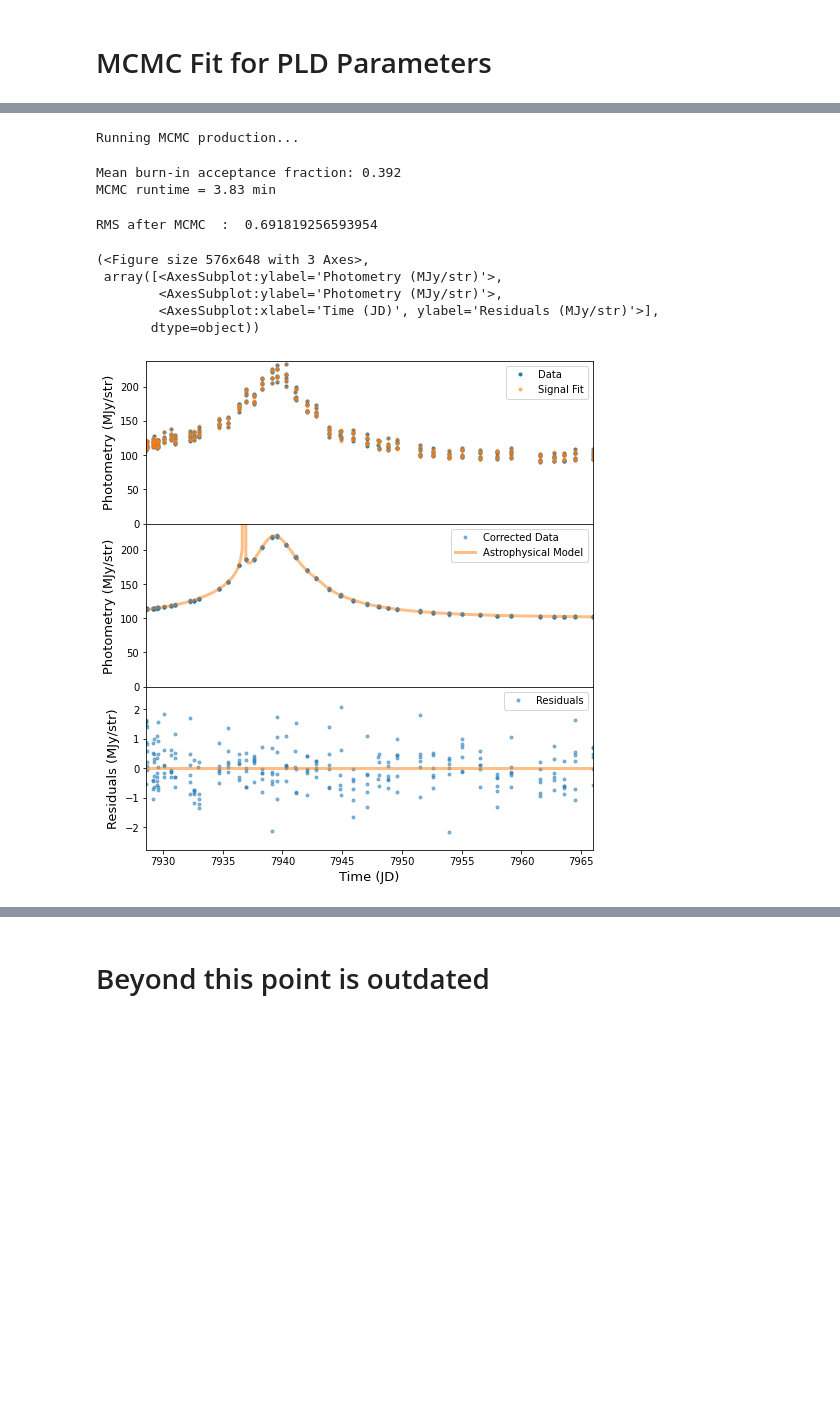
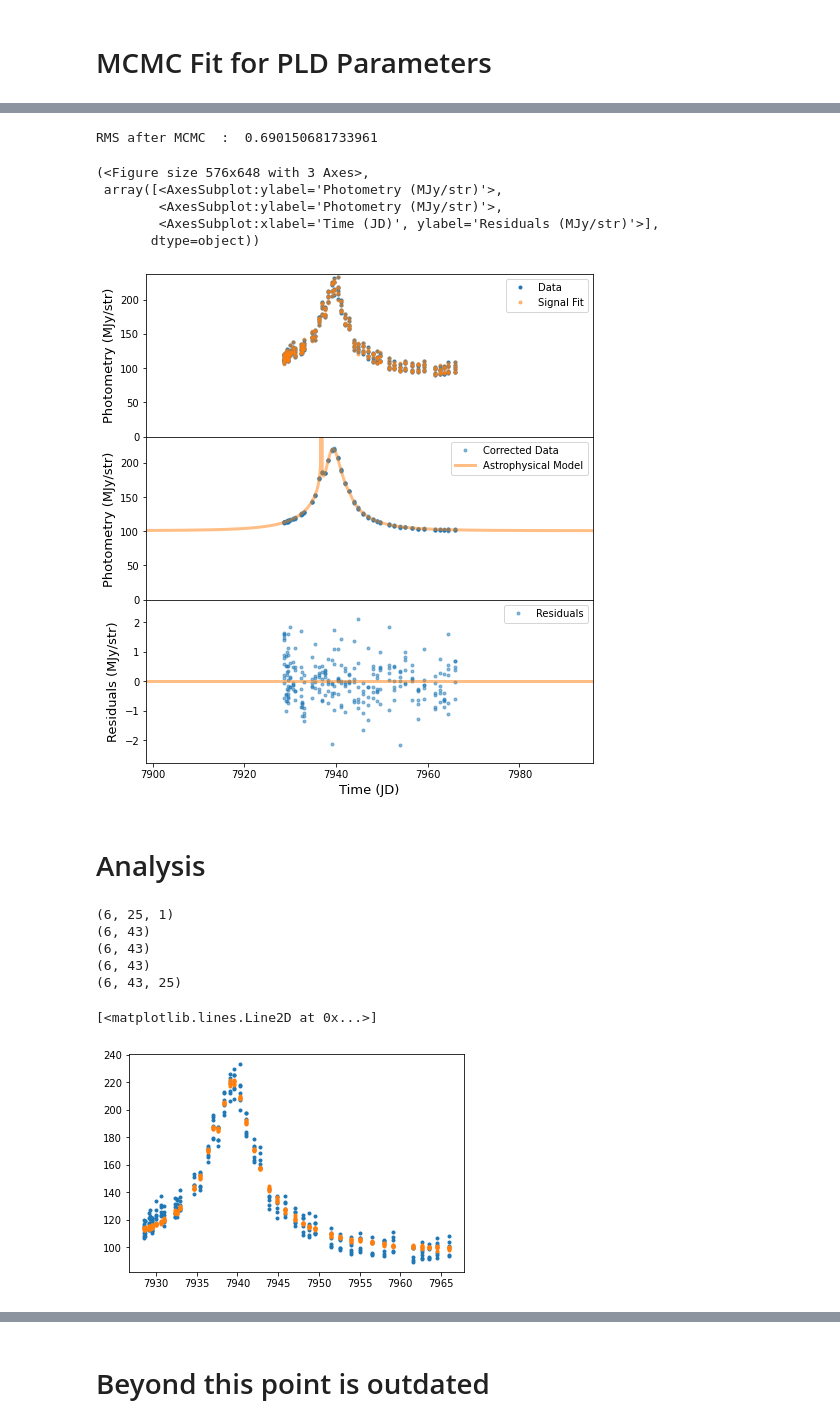
Before and after one commit to tbctk/tbk-Spitzer-ulens, a Jupyter notebook: Spitzer-ulens_Tutorial.ipynb, the cells around one changed output, grey strips where cells are left out. Drawn from its saved outputs; the diff is of its cells as text; code cells hidden in the pictures; blank space fills up the shorter version.

```diff
--- a/Spitzer-ulens_Tutorial.ipynb
+++ b/Spitzer-ulens_Tutorial.ipynb
@@ -224,6 +211,6 @@ plt.legend(loc=(-5,7),fontsize=16)
 # %%
 # Re-run MCMC if it does not look converged. This cell can be run repeatedly.
-rerun_mcmc = True
+rerun_mcmc = False
 if rerun_mcmc:
     # Create wrapper object for PLD coefficient chain to make it mutable
     PLD_chain = mcmc.PLDCoeffsChain(np.empty(np.size(X)))
@@ -232,7 +219,7 @@ if rerun_mcmc:
     # Initialize the initial parameter positions as the previous final parameter positions
     pos0 = pos_final
     # Run production
-    pos_final,prob_final,state_final = mcmc.run_mcmc(sampler,pos0,1000,label='production')
+    pos_final,prob_final,state_final = mcmc.run_mcmc(sampler,pos0,3000,label='production')
     # Save results
     pos_chain = sampler.chain
     pld_chain = PLD_chain.chain
@@ -240,12 +227,8 @@ if rerun_mcmc:
     mcmc.save_results(EVENT_NAME,pos_chain,pos_final,lnp_chain,pld_chain,folder=MODELNAME)
     # Get results from chain
     popt_mcmc,pmax,std_hi,std_lo = mcmc.get_MCMC_results(pos_chain,lnp_chain)
-# %% [output]
-Running MCMC production...
-Mean burn-in acceptance fraction: 0.392
-MCMC runtime = 3.83 min
 # %%
-Y, Astro, Ps, A, C, E, X = PLD.analytic_solution(event.TIMES, PTOT, PTOT_E, PNORM, popt_mcmc, MODELFUNC)
+Y, Astro, Ps, A, C, E, X = PLD.analytic_solution(event.TIMES, PTOT, PTOT_E, PNORM, pmax, MODELFUNC)
 # Get detector model and divide it out to get new best-fit
 FIT_MCMC, SYS_MCMC, CORR_MCMC, RESI_MCMC = PLD.get_bestfit(A, Ps, X, PTOT, Astro)
 # Flatten results for plotting
@@ -255,13 +238,34 @@ RMS_mcmc = PLD.get_RMS(resi_mcmc,label='RMS after MCMC',visual=True)
 # Plot corrected data, corrected model, and residuals
 plot.plot_analytic_solution(time, ptot, fit_mcmc, corr_mcmc, resi_mcmc, timeplot, MODELFUNC(timeplot,*popt_mcmc))
 # %% [output]
-RMS after MCMC  :  0.691819256593954
+RMS after MCMC  :  0.690150681733961
 (<Figure size 576x648 with 3 Axes>,
  array([<AxesSubplot:ylabel='Photometry (MJy/str)'>,
         <AxesSubplot:ylabel='Photometry (MJy/str)'>,
         <AxesSubplot:xlabel='Time (JD)', ylabel='Residuals (MJy/str)'>],
        dtype=object))
-[figure, old version]
+[figure, new version]
+# %% [markdown]
+# Analysis
+# %%
+print(np.shape(X))
+print(np.shape(FIT))
+print(np.shape(SYS))
+print(np.shape(CORR))
+print(np.shape(Ps))
+# %% [output]
+(6, 25, 1)
+(6, 43)
+(6, 43)
+(6, 43)
+(6, 43, 25)
+# %%
+time,fit,corr = event.chrono_flatten(FIT,CORR)
+plt.plot(time,fit,'.')
+plt.plot(time,corr,'.')
+# %% [output]
+[<matplotlib.lines.Line2D at 0x...>]
+[figure, added]
 # %%
 # Compute BIC
 bic = mcmc.get_BIC(popt_mcmc, MODELFUNC, event.TIMES, PTOT, PTOT_E, E_BIN, PNORM, X)
```
Also changed, not shown: parts of 20 cells of this notebook, 2 other files.
